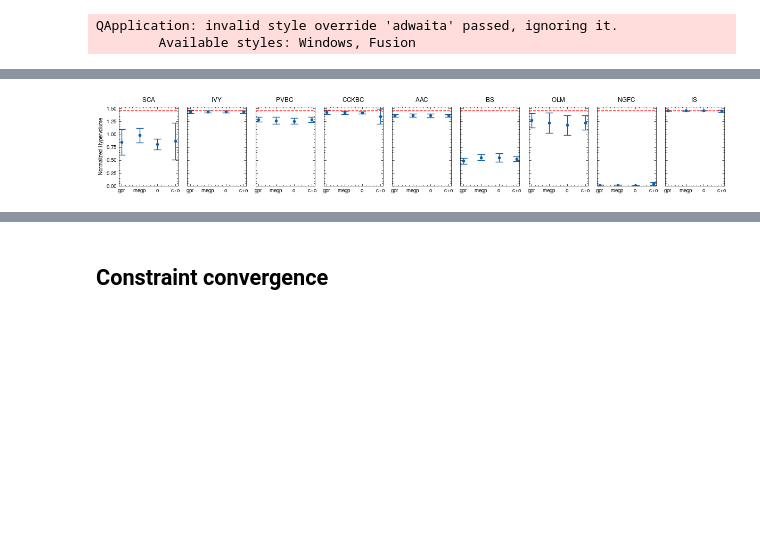
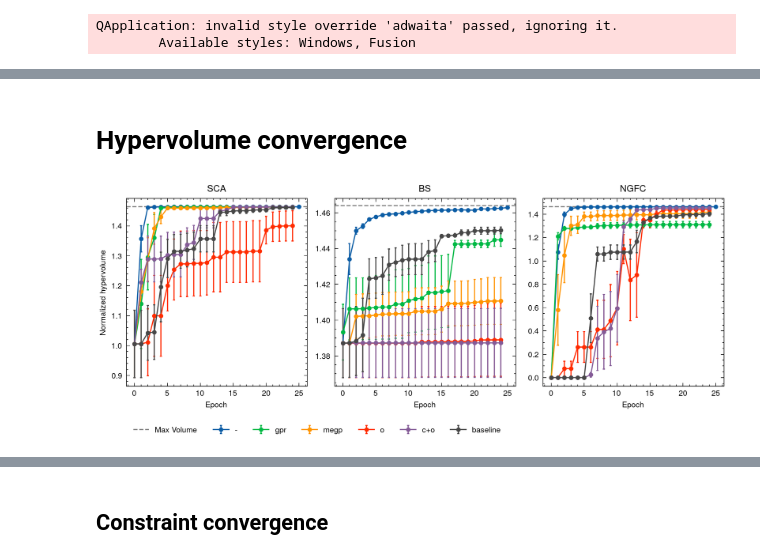
Before and after one commit to GazzolaLab/MultiObjectiveSurrogateOptimization, a Jupyter notebook: single_cells.ipynb, the cells around one changed output, grey strips where cells are left out. Saved outputs shown, nothing was run; the diff lists cells and outputs as text; code cells hidden in the pictures; blank space fills up the shorter version.

Commit message:
Add sampler analysis

```diff
--- a/single_cells.ipynb
+++ b/single_cells.ipynb
@@ -76,2 +56,22 @@ numprocs=1
+# %%
+initial_hvs = {}
+
+for p in _ca1_samplers.populations():
+    experiments = _ca1_samplers.components.filter(lambda x: p in x.label())
+    num_initial = experiments[0].num_initial_samples
+    nadir = fronts_nadir(experiments)
+
+    for experiment in experiments:
+        sampler_name = experiment.config.dopt_params.initial_method
+
+        initial_hvs.setdefault(p, {})
+        initial_hvs[p].setdefault(sampler_name, [])
+        initial_hvs[p].setdefault(sampler_name + "_initial", [])
+
+        hv = experiment.norm_hv(nadir)
+        initial_hvs[p][sampler_name].append(hv)
+
+        hv = experiment.norm_hv_region(nadir, region=[0, num_initial])
+        initial_hvs[p][sampler_name + "_initial"].append(hv)
 # %%
 stash("single-cells-initial-hvs", initial_hvs)
@@ -77,0 +244,2 @@ stash("single-cells-initial-hvs", initial_hvs)
+# %% [markdown]
+# Hypervolume convergence
@@ -78,27 +300,34 @@ stash("single-cells-initial-hvs", initial_hvs)
 # %%
-initial_hvs = restore("single-cells-initial-hvs")
+fig, axs = plt.subplots(1, len(hypervolumes), figsize=(8, 3), sharey=False)
 
-fig, axs = plt.subplots(1, len(initial_hvs), figsize=(12, 2), sharey=True)
+for ax, (cell_type, models) in zip(axs.flatten(), hypervolumes.items()):
+    for model_name, epoch_hvs in models.items():
+        x = []
+        y = []
+        y_err = []
+        for epoch, hvs in epoch_hvs.items():
+            # if epoch > 5 and epoch % 5 != 0:
+            #     continue
+            x.append(int(epoch))
+            y.append(np.mean(hvs))
+            y_err.append(np.std(hvs) / np.sqrt(len(hvs)))
 
-for ax, (cell_type, models) in zip(axs.flatten(), initial_hvs.items()):
-    means = []
-    stds = []
-    labels = []
-    for model_name, hvs in models.items():
-        means.append(np.mean(hvs))
-        stds.append(np.std(hvs))
-        labels.append(model_name.replace("joint-", ""))
+        ax.errorbar(x, y, yerr=y_err, label=model_name, fmt="-o", capsize=1)
 
-    ax.errorbar(labels, means, yerr=stds, fmt="o", capsize=5)
-    ax.axhline(y=1.1**4, color="r", linestyle="--", label="Max Volume")
-    ax.set_ylim(0, 1.1**4 * 1.05)
-    # ax.legend()
-    ax.set_title(cell_type.replace("CA1_", ""))
-axs[0].set_ylabel("Normalized Hypervolume")
+    # ax.set_xscale('log')
+    # ax.set_yscale('log')
+    ax.set_xlabel("Epoch")
+    ax.axhline(y=1.1**4, color="grey", linestyle="--", label="Max Volume")
+    # ax.set_ylim(0, 1.1**4 * 1.05)
+    ax.set_title(cell_type)
 
+axs[0].set_ylabel("Normalized hypervolume")
+
+handles, labels = axs[0].get_legend_handles_labels()
+fig.legend(handles, labels, ncol=len(labels), bbox_to_anchor=(0.65, -0.01))
 plt.tight_layout()
 plt.show()
 
-stash("single-cells-initial-hvs", fig)
+# stash("single-cells-hypervolumes", fig)
 # %% [output]
-[figure, old version]
+[figure, new version]
```
Also changed, not shown: parts of 33 cells of this notebook, 1 other file.
